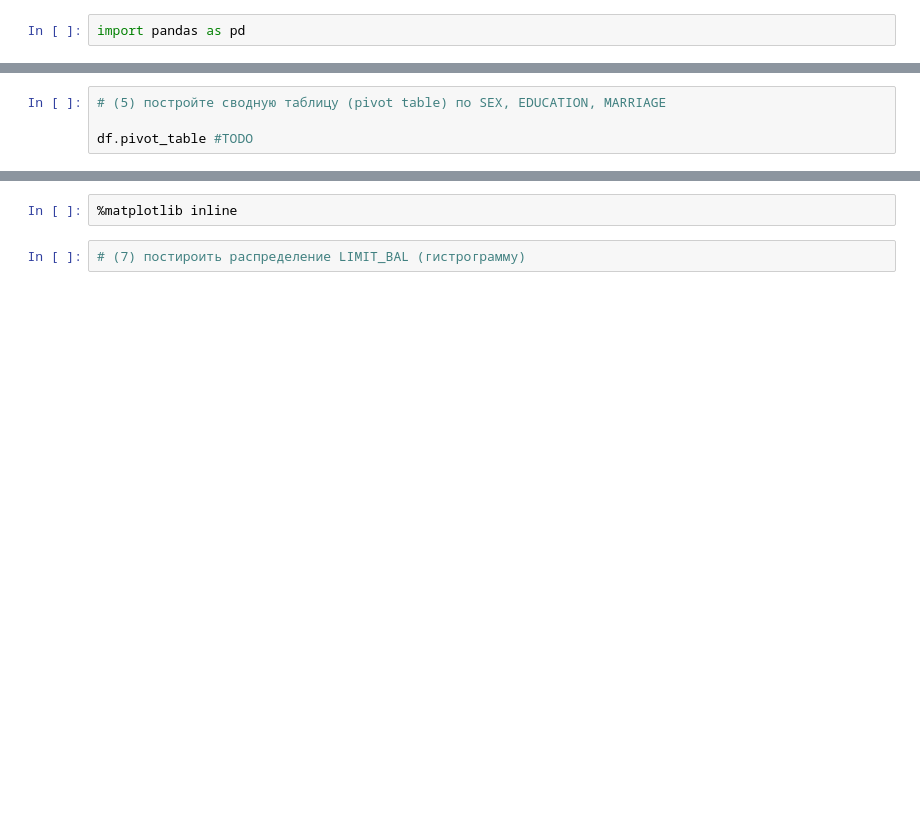
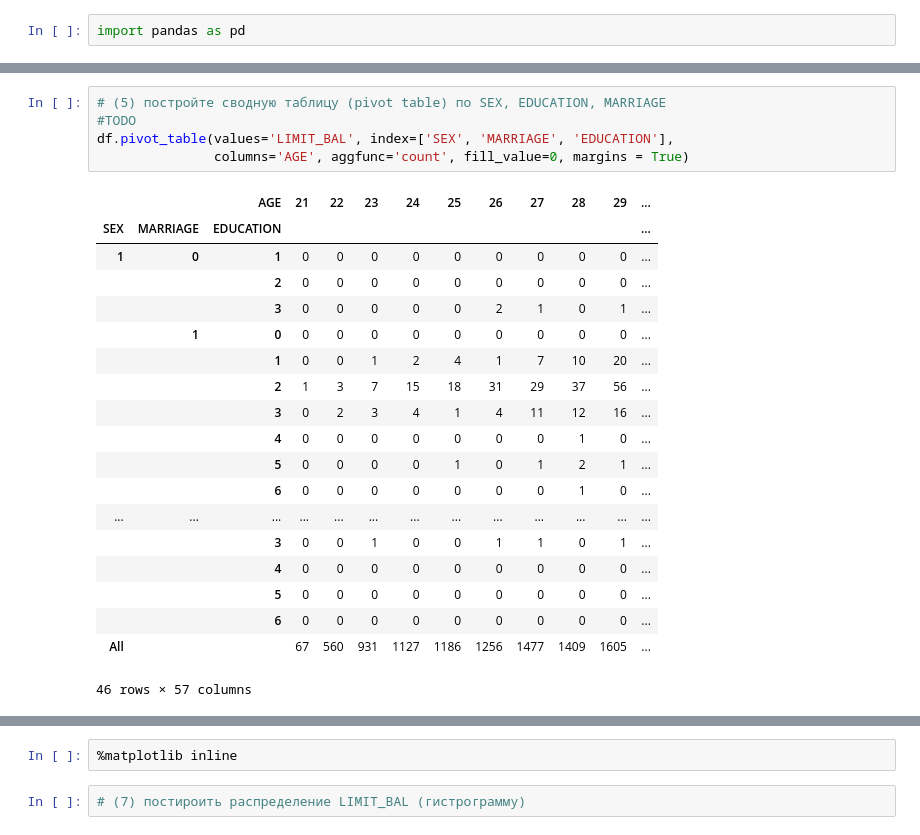
Before and after one commit to dvkonyushenko/sfml, a Jupyter notebook: hw1-task.ipynb, the cells around one changed output, grey strips where cells are left out. Saved outputs shown, nothing was run; the diff lists cells and outputs as text; blank space fills up the shorter version.

```diff
--- a/hw1-task.ipynb
+++ b/hw1-task.ipynb
@@ -34,7 +78,28 @@ df.head()
 # %%
 # (5) постройте сводную таблицу (pivot table) по SEX, EDUCATION, MARRIAGE
-
-df.pivot_table #TODO
+#TODO
+df.pivot_table(values='LIMIT_BAL', index=['SEX', 'MARRIAGE', 'EDUCATION'],
+               columns='AGE', aggfunc='count', fill_value=0, margins = True)
+# %% [output]
+|  |  | AGE | 21 | 22 | 23 | 24 | 25 | 26 | 27 | 28 | 29 | ... |
+| SEX | MARRIAGE | EDUCATION |  |  |  |  |  |  |  |  |  | ... |
+| 1 | 0 | 1 | 0 | 0 | 0 | 0 | 0 | 0 | 0 | 0 | 0 | ... |
+|  |  | 2 | 0 | 0 | 0 | 0 | 0 | 0 | 0 | 0 | 0 | ... |
+|  |  | 3 | 0 | 0 | 0 | 0 | 0 | 2 | 1 | 0 | 1 | ... |
+|  | 1 | 0 | 0 | 0 | 0 | 0 | 0 | 0 | 0 | 0 | 0 | ... |
+|  |  | 1 | 0 | 0 | 1 | 2 | 4 | 1 | 7 | 10 | 20 | ... |
+|  |  | 2 | 1 | 3 | 7 | 15 | 18 | 31 | 29 | 37 | 56 | ... |
+|  |  | 3 | 0 | 2 | 3 | 4 | 1 | 4 | 11 | 12 | 16 | ... |
+|  |  | 4 | 0 | 0 | 0 | 0 | 0 | 0 | 0 | 1 | 0 | ... |
+|  |  | 5 | 0 | 0 | 0 | 0 | 1 | 0 | 1 | 2 | 1 | ... |
+|  |  | 6 | 0 | 0 | 0 | 0 | 0 | 0 | 0 | 1 | 0 | ... |
+| ... | ... | ... | ... | ... | ... | ... | ... | ... | ... | ... | ... | ... |
+|  |  | 3 | 0 | 0 | 1 | 0 | 0 | 1 | 1 | 0 | 1 | ... |
+|  |  | 4 | 0 | 0 | 0 | 0 | 0 | 0 | 0 | 0 | 0 | ... |
+|  |  | 5 | 0 | 0 | 0 | 0 | 0 | 0 | 0 | 0 | 0 | ... |
+|  |  | 6 | 0 | 0 | 0 | 0 | 0 | 0 | 0 | 0 | 0 | ... |
+| All |  |  | 67 | 560 | 931 | 1127 | 1186 | 1256 | 1477 | 1409 | 1605 | ... |
+46 rows × 57 columns
 # %%
 # (6) Создать новый строковый столбец в data frame-е, который:
 # принимает значение A, если значение LIMIT_BAL <=10000
```
Also changed, not shown: parts of 10 cells of this notebook.
